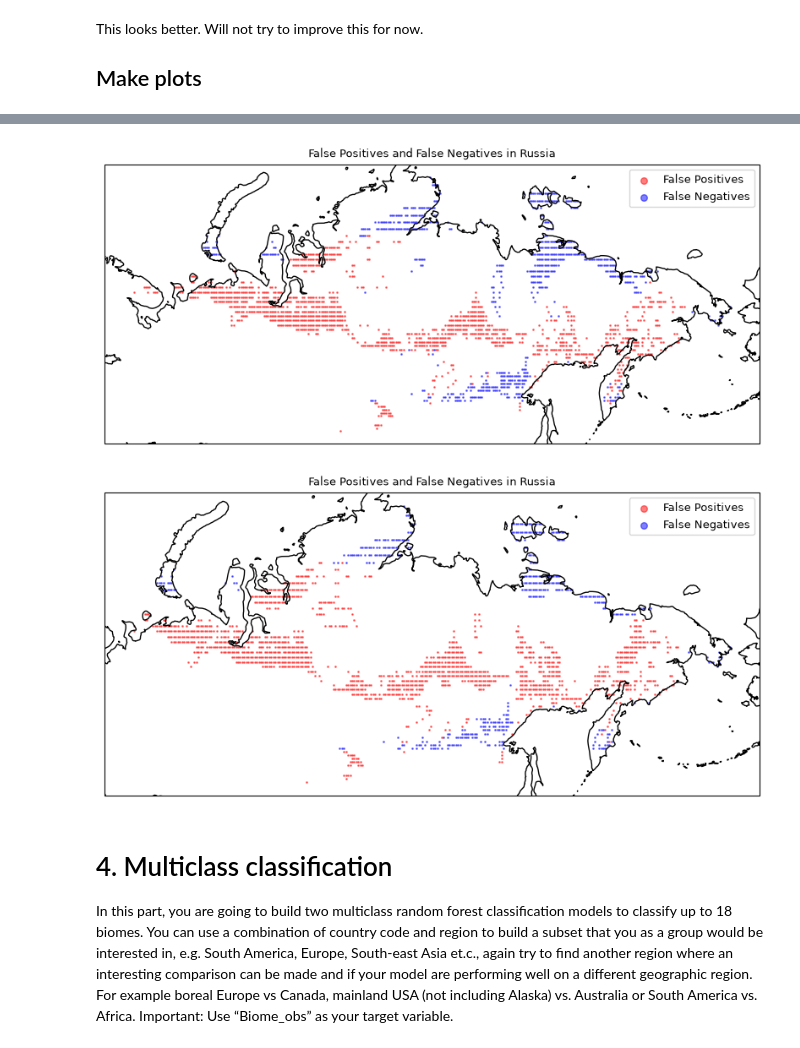
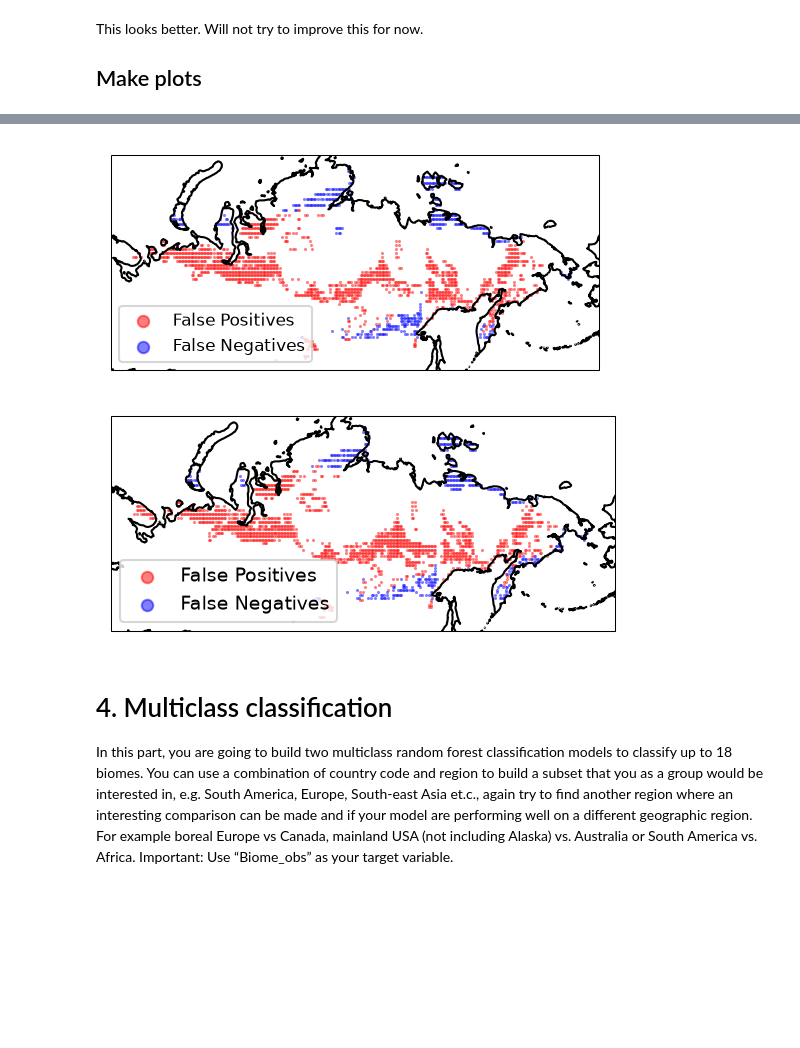
Before and after one commit to AndreaRaaschou/BERN01, a Jupyter notebook: biome_project/Hugo/main.ipynb, the cells around one changed output, grey strips where cells are left out. Cells and saved outputs as stored; diff of their text form; code cells hidden in the pictures; blank space fills up the shorter version.

Commit message:
Make plots look nicer

```diff
--- a/biome_project/Hugo/main.ipynb
+++ b/biome_project/Hugo/main.ipynb
@@ -29,7 +29,10 @@ from sklearn.experimental import enable_halving_search_cv
 from sklearn.model_selection import HalvingGridSearchCV # type: ignore
 
 plt.rcParams.update({'font.size': 8})
-#plt.rcParams.update({'font.family': 'serif'})
+try:
+    plt.style.use('pgf.mplstyle')
+except FileNotFoundError:
+    print("pgf.mplstyle not found, using default matplotlib style.")
 
 proj = ccrs.PlateCarree()
 # %% [output]
@@ -456,7 +459,7 @@ This looks better. Will not try to improve this for now.
 
 ## Make plots
 # %%
-fig_size = (10, 2)
+fig_size = (10, 1.85)
 s = 0.25
 dpi = 150
 
@@ -524,6 +527,6 @@ plt.show()
 [figure]
 # %%
-fig, ax = plt.subplots(figsize=(10, 5), subplot_kw=dict(projection=proj_russia))
+fig, ax = plt.subplots(figsize=fig_size, dpi=dpi,subplot_kw=dict(projection=proj_russia))
 
 y_pred = bin_class.predict(X_russia_test)
 fp = (y_pred == 1) & (y_russia_test == 0)
@@ -532,47 +535,48 @@ fp_df = russia_df.filter(fp)
 fn_df = russia_df.filter(fn)
 
 ax.scatter(fp_df["Lon"].to_numpy(), fp_df["Lat"].to_numpy(), color="red",
-s=1, alpha=0.5, transform=proj, label="False Positives")
+s=s, alpha=0.5, transform=proj, label="False Positives")
 ax.scatter(fn_df["Lon"].to_numpy(), fn_df["Lat"].to_numpy(), color="blue",
-s=1, alpha=0.5, transform=proj, label="False Negatives")
+s=s, alpha=0.5, transform=proj, label="False Negatives")
 
 ax.coastlines()
 
-legend = ax.legend(fontsize=9)
+legend = ax.legend()
 for handle in legend.legend_handles:
     handle.set_sizes([30])
 
-plt.title("False Positives and False Negatives in Russia")
+#plt.title("False Positives and False Negatives in Russia")
+plt.savefig(FIG_DIR + "bin_class_fp_fn_russia.pdf", bbox_inches='tight')
 plt.show()
 # %% [output]
-[figure, old version]
+[figure, new version]
 # %%
 # Remake the same plot, but with the model that has median and soil features removed
-fig, ax = plt.subplots(figsize=(10, 5), subplot_kw=dict(projection=proj_russia))
+fig, ax = plt.subplots(figsize=fig_size, dpi=dpi,subplot_kw=dict(projection=proj_russia))
 
 X_test3 = X_russia_test[bin_class3.feature_names_in_] # Select only the features that were used in the model with median and soil features removed
 
 y_pred3 = bin_class3.predict(X_test3)
 fp = (y_pred3 == 1) & (y_russia_test == 0)
 fn = (y_pred3 == 0) & (y_russia_test == 1)
 fp_df = russia_df.filter(fp)
 fn_df = russia_df.filter(fn)
 
 ax.scatter(fp_df["Lon"].to_numpy(), fp_df["Lat"].to_numpy(), color="red",
-s=1, alpha=0.5, transform=proj, label="False Positives")
+s=s, alpha=0.5, transform=proj, label="False Positives")
 ax.scatter(fn_df["Lon"].to_numpy(), fn_df["Lat"].to_numpy(), color="blue",
-s=1, alpha=0.5, transform=proj, label="False Negatives")
+s=s, alpha=0.5, transform=proj, label="False Negatives")
 
 ax.coastlines()
 
 legend = ax.legend(fontsize=9)
 for handle in legend.legend_handles:
     handle.set_sizes([30])
 
-plt.title("False Positives and False Negatives in Russia")
+# plt.title("False Positives and False Negatives in Russia")
 plt.show()
 # %% [output]
-[figure, old version]
+[figure, new version]
 # %% [markdown]
 # 4. Multiclass classification
 In this part, you are going to build two multiclass random forest classification models to
```
Also changed, not shown: parts of 9 cells of this notebook.
